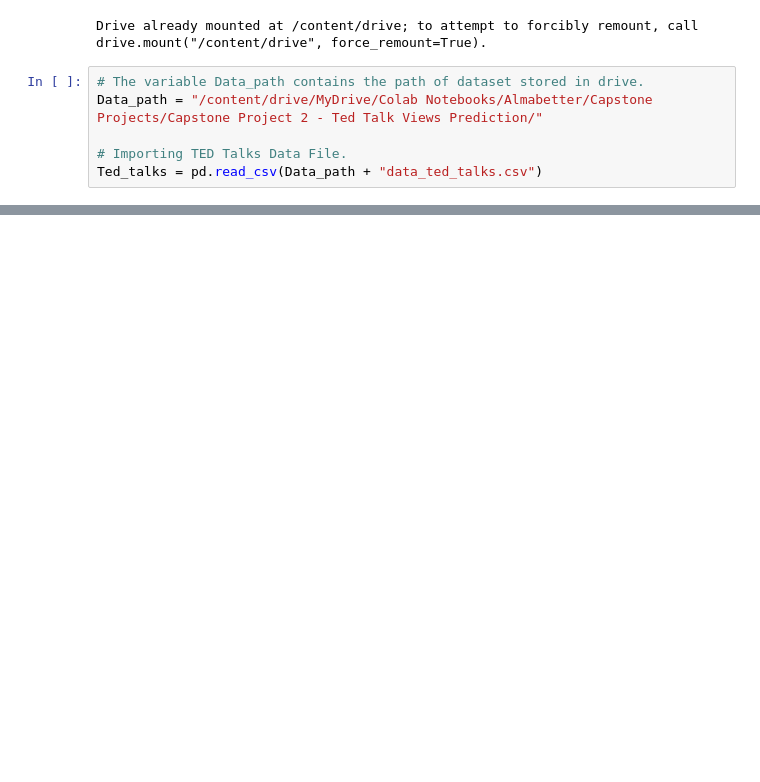
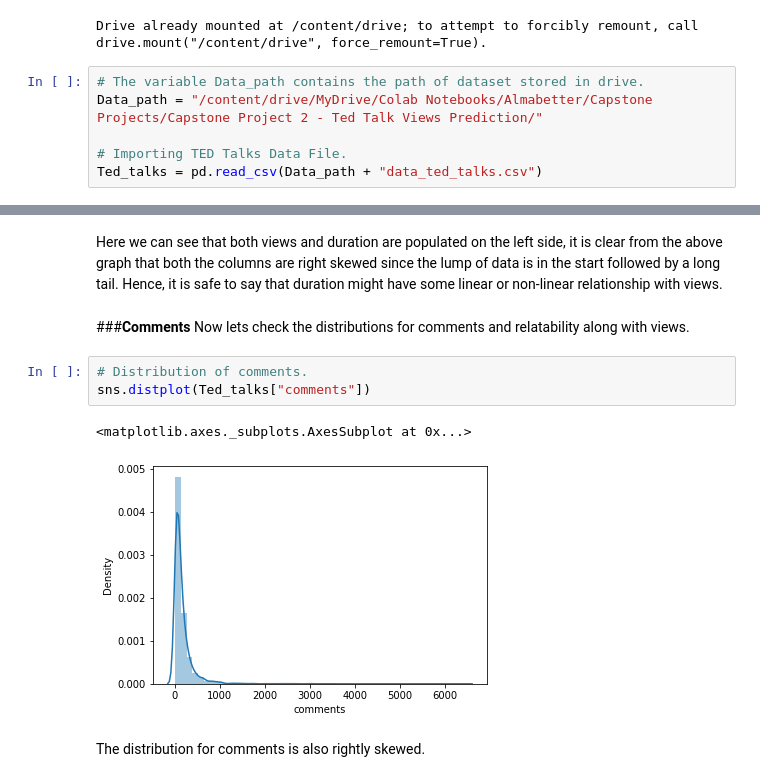
Before and after one commit to Arvind-krishna/Regression-TED-Talks-Views-Prediction, a Jupyter notebook: Ted_Talk_Prediction.ipynb, the cells around one changed output, grey strips where cells are left out. Saved outputs shown, nothing was run; the diff lists cells and outputs as text; blank space fills up the shorter version.

```diff
--- a/Ted_Talk_Prediction.ipynb
+++ b/Ted_Talk_Prediction.ipynb
@@ -239,0 +479,13 @@ Ted_talks
+# %% [markdown]
+Here we can see that both views and duration are populated on the left side, it is clear from the above graph that both the columns are right skewed since the lump of data is in the start followed by a long tail. Hence, it is safe to say that duration might have some linear or non-linear relationship with views.
+# %% [markdown]
+###**Comments**
+Now lets check the distributions for comments and relatability along with views.
+# %%
+# Distribution of comments.
+sns.distplot(Ted_talks["comments"])
+# %% [output]
+<matplotlib.axes._subplots.AxesSubplot at 0x...>
+[figure, added]
+# %% [markdown]
+The distribution for comments is also rightly skewed.
```
Also changed, not shown: parts of 201 cells of this notebook.
